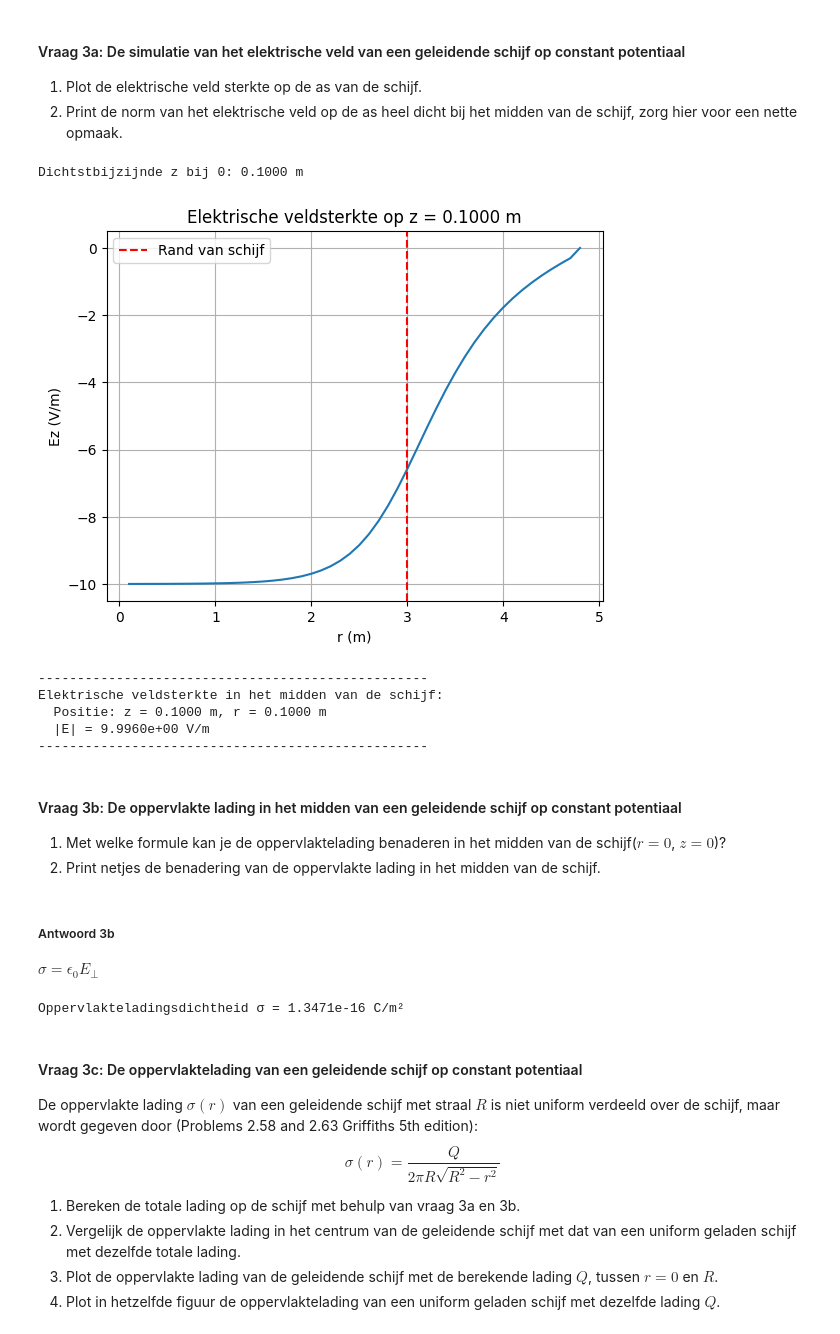
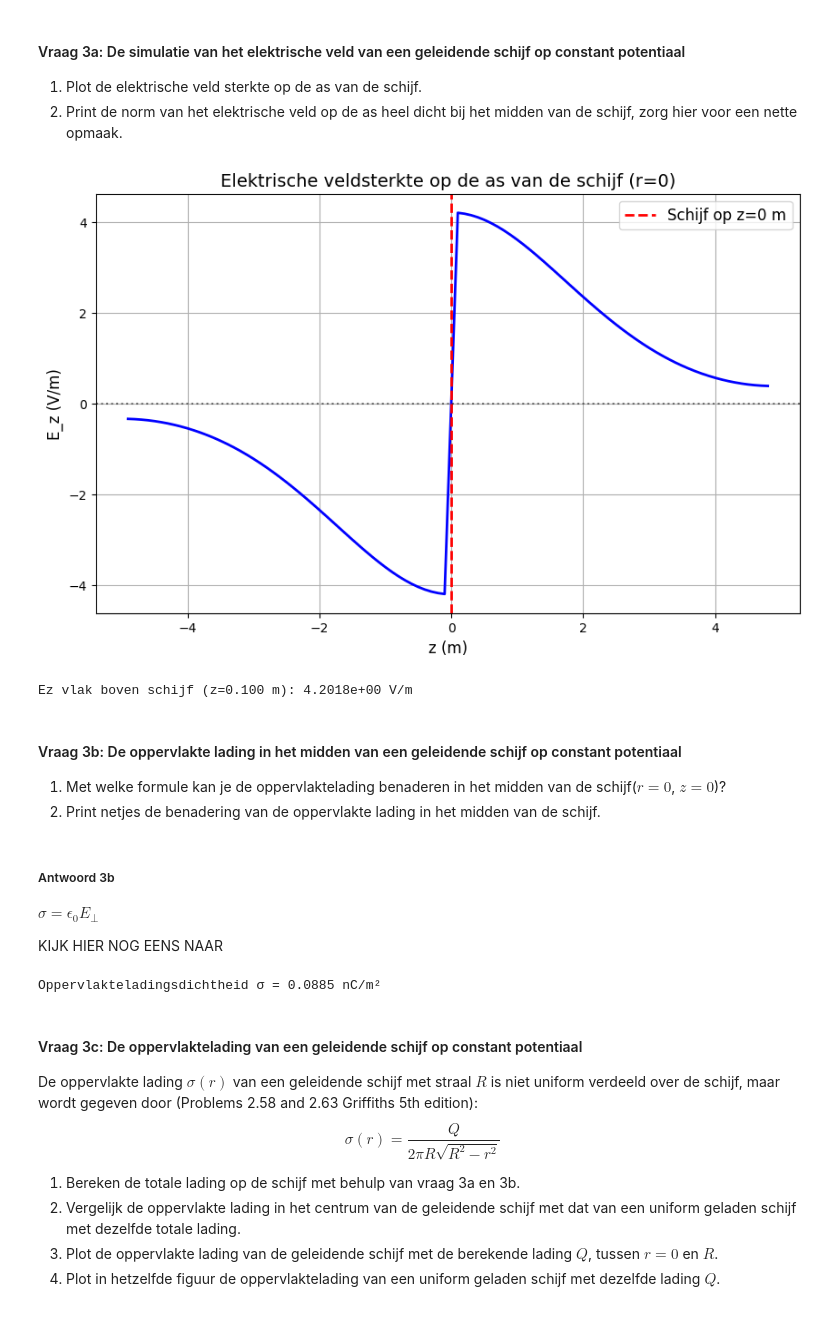
Before and after one commit to florisdekker148-bit/Floris-opdrachten-DEF-D, a Jupyter notebook: DigitaleOntwerpopdrachten/1CondensatorOpdracht/CondensatorOntwerpopdracht.ipynb, the cells around one changed output. Cells and saved outputs as stored; diff of their text form; code cells hidden in the pictures.

```diff
--- a/DigitaleOntwerpopdrachten/1CondensatorOpdracht/CondensatorOntwerpopdracht.ipynb
+++ b/DigitaleOntwerpopdrachten/1CondensatorOpdracht/CondensatorOntwerpopdracht.ipynb
@@ -326,38 +326,34 @@ plot_results_disk(Ez, Er, normE, V, r, z, grid_step, disk_radius, z_pos_disk1, z
 1. Plot de elektrische veld sterkte op de as van de schijf.
 2. Print de norm van het elektrische veld op de as heel dicht bij het midden van de schijf, zorg hier voor een nette opmaak.
 # %%
-# Zoek de index van z die het dichtst bij 0 ligt
-z_surface_idx = np.where(z_for_E >= 0)[0][0]  # eerste index waar z >= 0
-print(f"Dichtstbijzijnde z bij 0: {z_for_E[z_surface_idx]:.4f} m")
+# Vraag 3a: Plot Ez op de as (z-as) van de schijf
 
-# Plot Ez langs r voor deze z
-plt.figure()
-plt.plot(r_for_E, Ez[z_surface_idx, :48])
-plt.xlabel('r (m)')
-plt.ylabel('Ez (V/m)')
-plt.title(f'Elektrische veldsterkte op z = {z_for_E[z_surface_idx]:.4f} m')
+# Vind index voor r ≈ 0 (as)
+r_axis_idx = 0  # kleinste r-waarde (dichtst bij as)
+
+# Plot Ez langs z voor deze r
+plt.figure(figsize=(10, 6))
+plt.plot(z_for_E, Ez[:, r_axis_idx], 'b-', linewidth=2)
+plt.xlabel('z (m)', fontsize=12)
+plt.ylabel('E_z (V/m)', fontsize=12)
+plt.title('Elektrische veldsterkte op de as van de schijf (r=0)', fontsize=14)
 plt.grid(True)
-plt.axvline(x=disk_radius, color='r', linestyle='--', label='Rand van schijf')
-plt.legend()
+
+# Markeer positie van de schijf
+plt.axvline(x=z_pos_disk1, color='r', linestyle='--', linewidth=2,
+            label=f'Schijf op z={z_pos_disk1} m')
+plt.axhline(y=0, color='k', linestyle=':', alpha=0.5)
+
+plt.legend(fontsize=12)
 plt.show()
 
-# Voor de norm in het midden (r ≈ 0)
-r_center_idx = 0  # kleinste r
-E_norm_center = np.sqrt(Er[z_surface_idx, r_center_idx]**2 + Ez[z_surface_idx, r_center_idx]**2)
-
-print("-" * 50)
-print(f"Elektrische veldsterkte in het midden van de schijf:")
-print(f"  Positie: z = {z_for_E[z_surface_idx]:.4f} m, r = {r_for_E[r_center_idx]:.4f} m")
-print(f"  |E| = {E_norm_center:.4e} V/m")
-print("-" * 50)
+# Veld vlak bij de schijf (voor 3b)
+z_near_idx = np.where(z_for_E > z_pos_disk1)[0][0]  # eerste punt boven schijf
+E_near = Ez[z_near_idx, r_axis_idx]
+print(f"Ez vlak boven schijf (z={z_for_E[z_near_idx]:.3f} m): {E_near:.4e} V/m")
 # %% [output]
+[figure, new version]
-Dichtstbijzijnde z bij 0: 0.1000 m
+Ez vlak boven schijf (z=0.100 m): 4.2018e+00 V/m
-[figure, old version]
---------------------------------------------------
-Elektrische veldsterkte in het midden van de schijf:
-  Positie: z = 0.1000 m, r = 0.1000 m
-  |E| = 9.9960e+00 V/m
---------------------------------------------------
 # %% [markdown]
 #### Vraag 3b: De oppervlakte lading in het midden van een geleidende schijf op constant potentiaal
 
@@ -367,11 +363,16 @@ Elektrische veldsterkte in het midden van de schijf:
 ##### Antwoord 3b
 
 $\sigma = \epsilon_{0} E_{\perp}$
+
+
+
+KIJK HIER NOG EENS NAAR
 # %%
-sigma = epsilon0 * Ez[z_surface_idx, r_center_idx]
-print(f"Oppervlakteladingsdichtheid σ = {sigma:.4e} C/m²")
+sigma = epsilon0 * np.abs(Ez[z_surface_idx, r_center_idx])
+nano_sigma = sigma * 1e9
+print(f"Oppervlakteladingsdichtheid σ = {nano_sigma:.4f} nC/m²")
 # %% [output]
-Oppervlakteladingsdichtheid σ = 1.3471e-16 C/m²
+Oppervlakteladingsdichtheid σ = 0.0885 nC/m²
 # %% [markdown]
 #### Vraag 3c: De oppervlaktelading van een geleidende schijf op constant potentiaal
 
```
Also changed, not shown: parts of 2 cells of this notebook.
